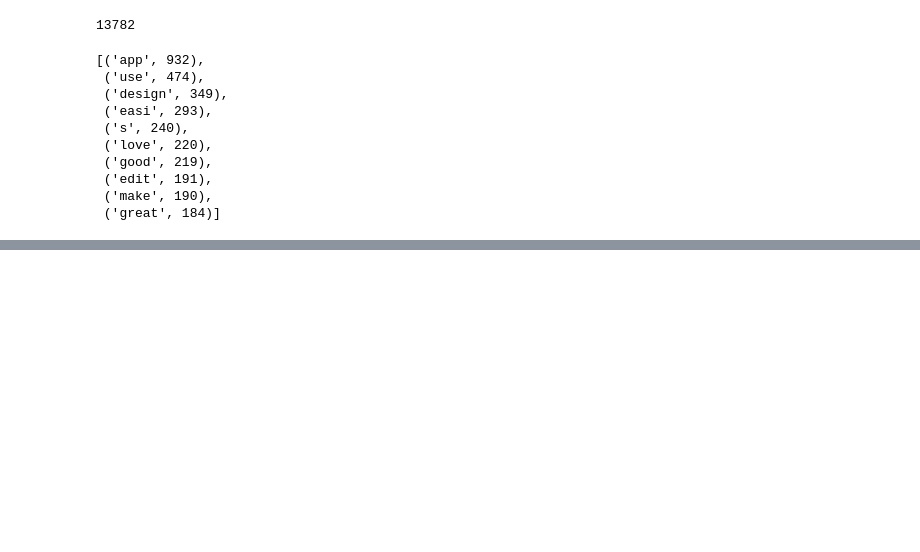
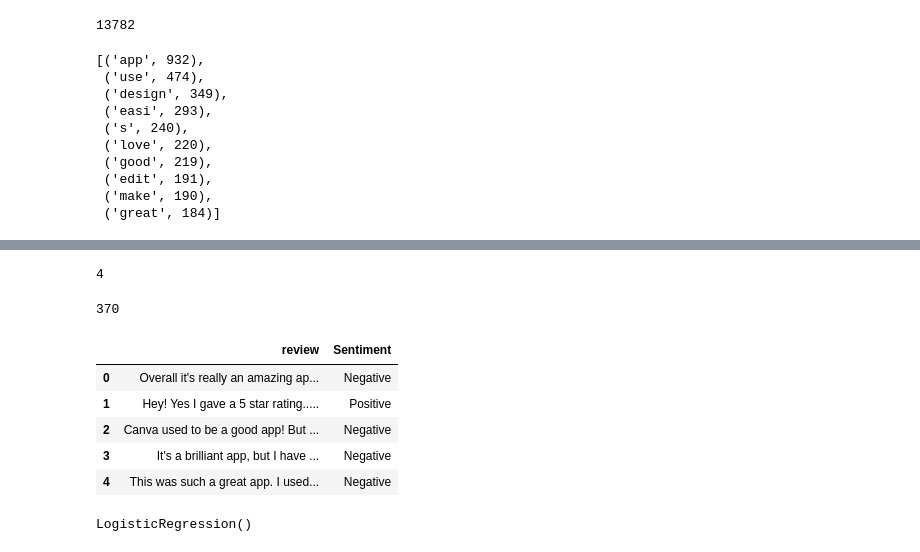
Before and after one commit to Uzmamushtaque/Projects-in-Machine-Learning-and-AI, a Jupyter notebook: NLPReviewsData.ipynb, the cells around one changed output, grey strips where cells are left out. Saved outputs shown, nothing was run; the diff lists cells and outputs as text; code cells hidden in the pictures; blank space fills up the shorter version.

```diff
--- a/NLPReviewsData.ipynb
+++ b/NLPReviewsData.ipynb
@@ -226,0 +275,17 @@ counts.most_common(10)
+# %%
+X_a[13,:].sum()
+# %% [output]
+4
+# %%
+vect.get_feature_names().index('unabl')
+# %% [output]
+370
+# %%
+data.head()
+# %% [output]
+|  | review | Sentiment |
+| 0 | Overall it's really an amazing ap... | Negative |
+| 1 | Hey! Yes I gave a 5 star rating..... | Positive |
+| 2 | Canva used to be a good app! But ... | Negative |
+| 3 | It's a brilliant app, but I have ... | Negative |
+| 4 | This was such a great app. I used... | Negative |
@@ -226,0 +300,4 @@ counts.most_common(10)
+# %%
+model.fit(X_train, y_train)
+# %% [output]
+LogisticRegression()
```
Also changed, not shown: parts of 44 cells of this notebook.
